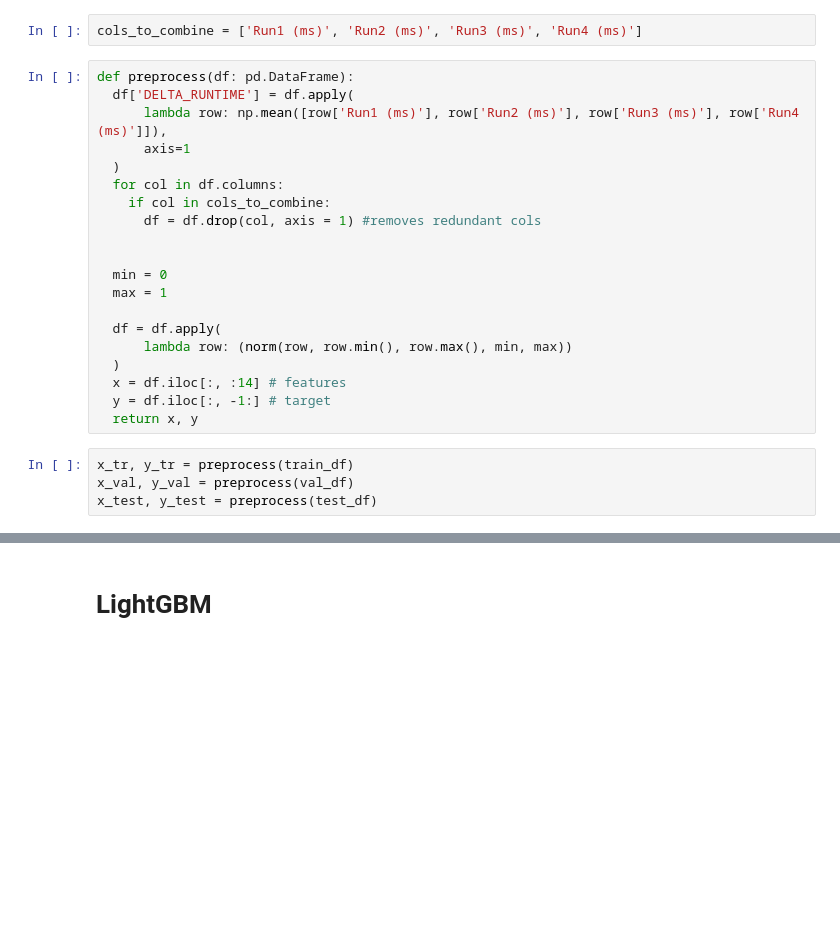
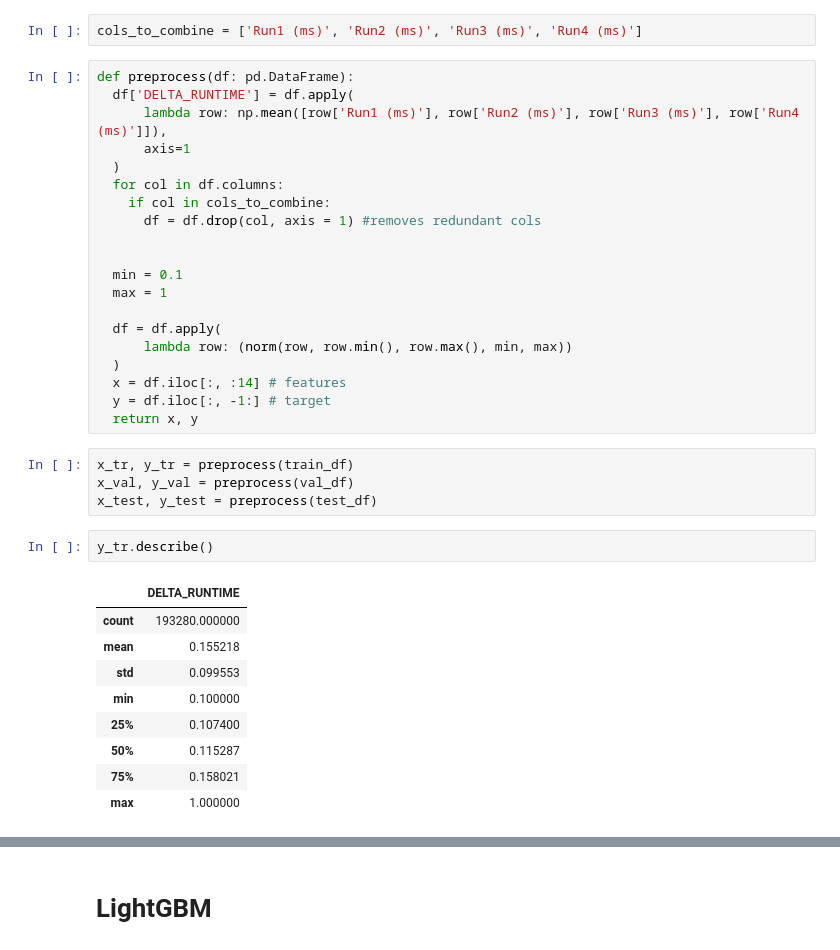
Before and after one commit to afrenkai/DS-3010-Final, a Jupyter notebook: Main.ipynb, the cells around one changed output, grey strips where cells are left out. Drawn from its saved outputs; the diff is of its cells as text; blank space fills up the shorter version.

```diff
--- a/Main.ipynb
+++ b/Main.ipynb
@@ -65,7 +75,7 @@ def preprocess(df: pd.DataFrame):
       df = df.drop(col, axis = 1) #removes redundant cols
 
 
-  min = 0
+  min = 0.1
   max = 1
 
   df = df.apply(
@@ -78,3 +88,15 @@ def preprocess(df: pd.DataFrame):
 x_tr, y_tr = preprocess(train_df)
 x_val, y_val = preprocess(val_df)
 x_test, y_test = preprocess(test_df)
+# %%
+y_tr.describe()
+# %% [output]
+|  | DELTA_RUNTIME |
+| count | 193280.000000 |
+| mean | 0.155218 |
+| std | 0.099553 |
+| min | 0.100000 |
+| 25% | 0.107400 |
+| 50% | 0.115287 |
+| 75% | 0.158021 |
+| max | 1.000000 |
```
Also changed, not shown: parts of 11 cells of this notebook.
